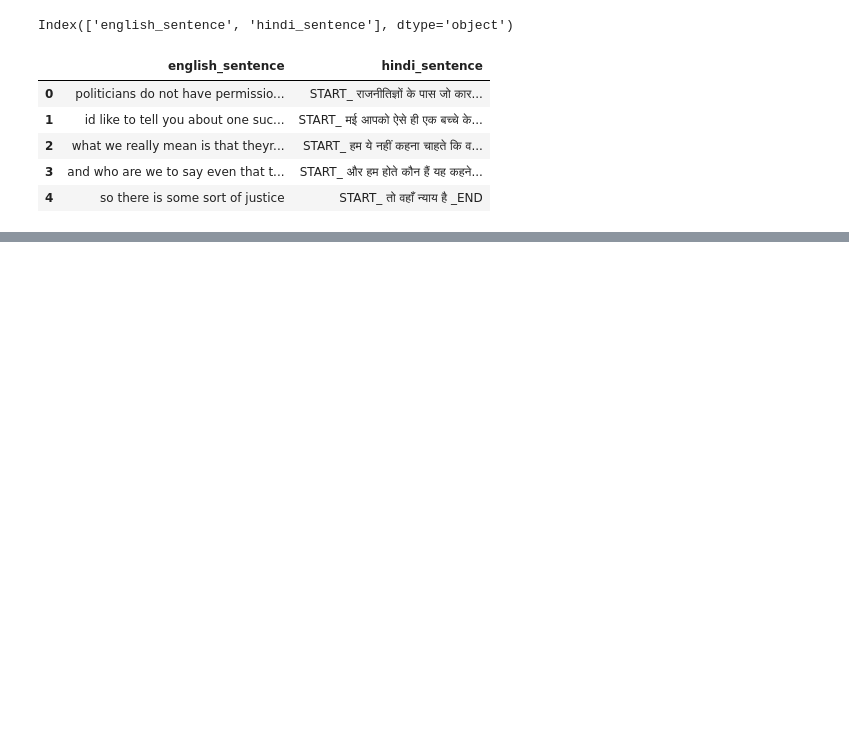
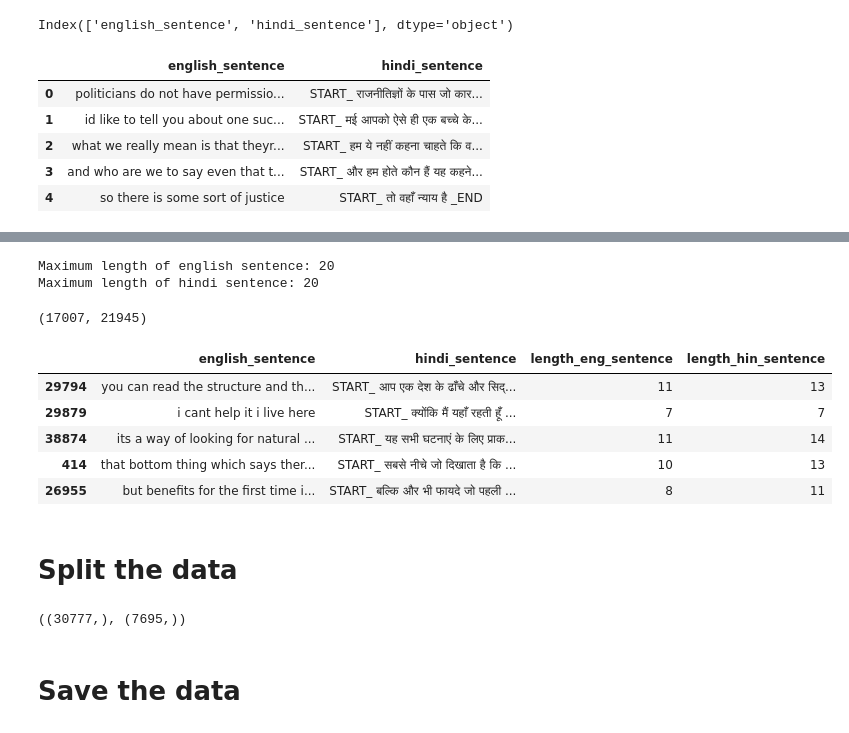
Before and after one commit to yash0307jain/machine-translation, a Jupyter notebook: machine_translation.ipynb, the cells around one changed output, grey strips where cells are left out. Drawn from its saved outputs; the diff is of its cells as text; code cells hidden in the pictures; blank space fills up the shorter version.

Commit message:
preprocess the data and pickle it for later use

```diff
--- a/machine_translation.ipynb
+++ b/machine_translation.ipynb
@@ -153,0 +228,19 @@ df.head()
+# %%
+max_length_src = df['length_eng_sentence'].max()
+max_length_tar = df['length_hin_sentence'].max()
+
+print("Maximum length of english sentence:", max_length_src)
+print("Maximum length of hindi sentence:", max_length_tar)
+# %% [output]
+Maximum length of english sentence: 20
+Maximum length of hindi sentence: 20
+# %%
+input_words = sorted(list(all_eng_words))
+target_words = sorted(list(all_hindi_words))
+
+num_encoder_token = len(all_eng_words)
+num_decoder_token = len(all_hindi_words)
+
+num_encoder_token, num_decoder_token
+# %% [output]
+(17007, 21945)
@@ -153,0 +258,20 @@ df.head()
+# %%
+df = shuffle(df)
+df.head()
+# %% [output]
+|  | english_sentence | hindi_sentence | length_eng_sentence | length_hin_sentence |
+| 29794 | you can read the structure and th... | START_ आप एक देश के ढाँचे और सिद्... | 11 | 13 |
+| 29879 | i cant help it i live here | START_ क्योंकि मैं यहाँ रहती हूँ ... | 7 | 7 |
+| 38874 | its a way of looking for natural ... | START_ यह सभी घटनाएं के लिए प्राक... | 11 | 14 |
+| 414 | that bottom thing which says ther... | START_ सबसे नीचे जो दिखाता है कि ... | 10 | 13 |
+| 26955 | but benefits for the first time i... | START_ बल्कि और भी फायदे जो पहली ... | 8 | 11 |
+# %% [markdown]
+# Split the data
+# %%
+X, y = df['english_sentence'], df['hindi_sentence']
+X_train, X_test, y_train, y_test = train_test_split(X, y, test_size=0.2, random_state=42)
+X_train.shape, X_test.shape
+# %% [output]
+((30777,), (7695,))
+# %% [markdown]
+# Save the data
```
Also changed, not shown: parts of 17 cells of this notebook, 4 other files.
